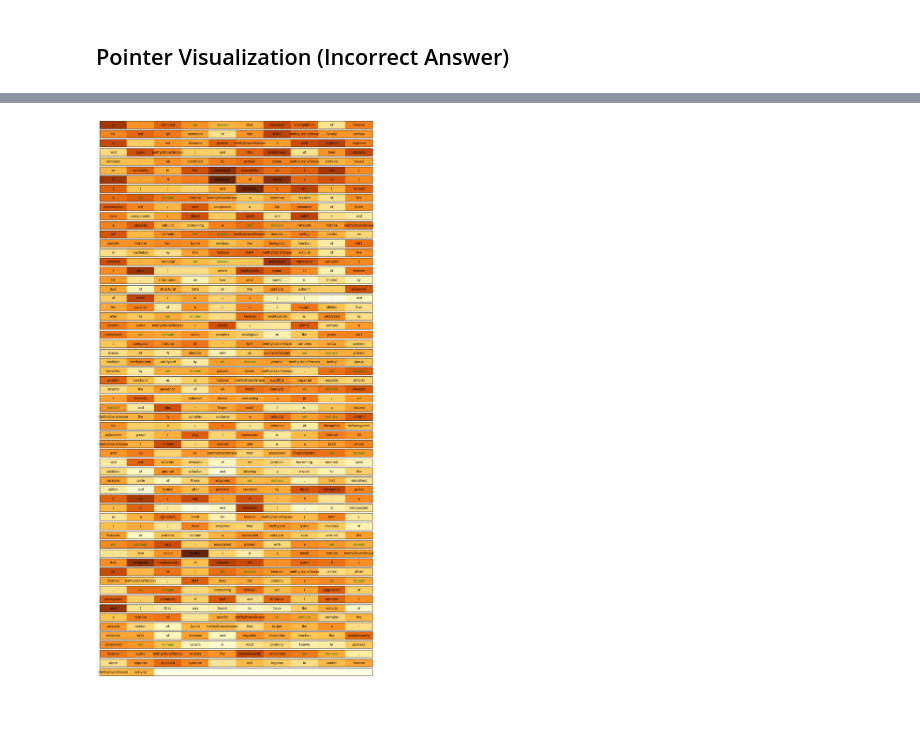
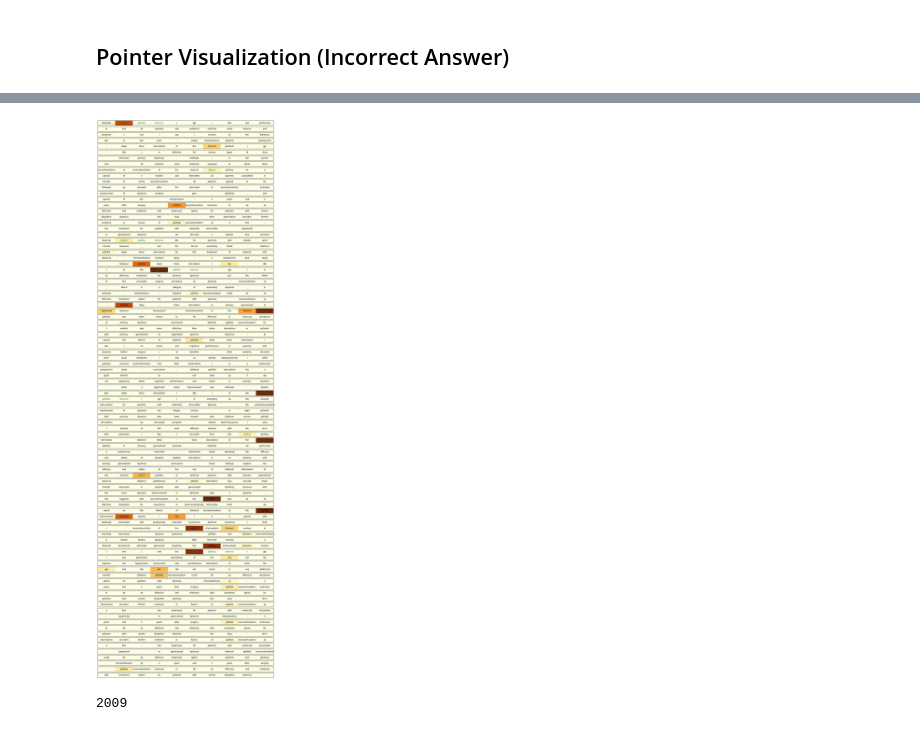
Before and after one commit to georgwiese/biomedical-qa, a Jupyter notebook: notebooks/bioasq_analysis.ipynb, the cells around one changed output, grey strips where cells are left out. Drawn from its saved outputs; the diff is of its cells as text; code cells hidden in the pictures.

```diff
--- a/notebooks/bioasq_analysis.ipynb
+++ b/notebooks/bioasq_analysis.ipynb
@@ -72,8 +74,8 @@ def is_correct_lenient(prediction):
                 return True
     return False
 # %%
-correct_predictions = [p for p in factoid_predictions if is_correct_lenient(p)]
-incorrect_predictions = [p for p in factoid_predictions if not is_correct_lenient(p)]
+correct_predictions = {id: p for id, p in factoid_predictions.items() if is_correct_lenient(p)}
+incorrect_predictions = {id: p for id, p in factoid_predictions.items() if not is_correct_lenient(p)}
 
 print("Correct: %d, Incorrect: %d" % (len(correct_predictions), len(incorrect_predictions)))
 # %% [output]
@@ -81,3 +83,7 @@ Correct: 27, Incorrect: 16
 # %% [markdown]
 ## Pointer Visualization (Incorrect Answer)
+# %%
+def get_tokens(prediction):
+    return [rev_vocab[w] for context in prediction.question.contexts
+                         for w in context]
 # %%
@@ -114,2 +123,2 @@ Predicted Answers:
 # %%
-prediction = incorrect_predictions[0]
+prediction = incorrect_predictions["54fc99f36ad7dcbc12000004"]
@@ -116,9 +136,15 @@ prediction = incorrect_predictions[0]
+# %%
+tokens = get_tokens(prediction)
 # %%
 correct_tokens = find_correct_tokens(prediction.question)
 
-text_heatmap(tokens, prediction.start_scores, correct_tokens)
+text_heatmap(tokens, prediction.prediction.start_probs, correct_tokens)
 # %% [output]
-[figure, old version]
+[figure, new version]
+# %%
+len(prediction.prediction.start_probs)
+# %% [output]
+2009
 # %%
 # TODO
 #start_token_mask = np.zeros(len(tokens), dtype=np.bool)
```
Also changed, not shown: parts of 11 cells of this notebook, 1 other file.
